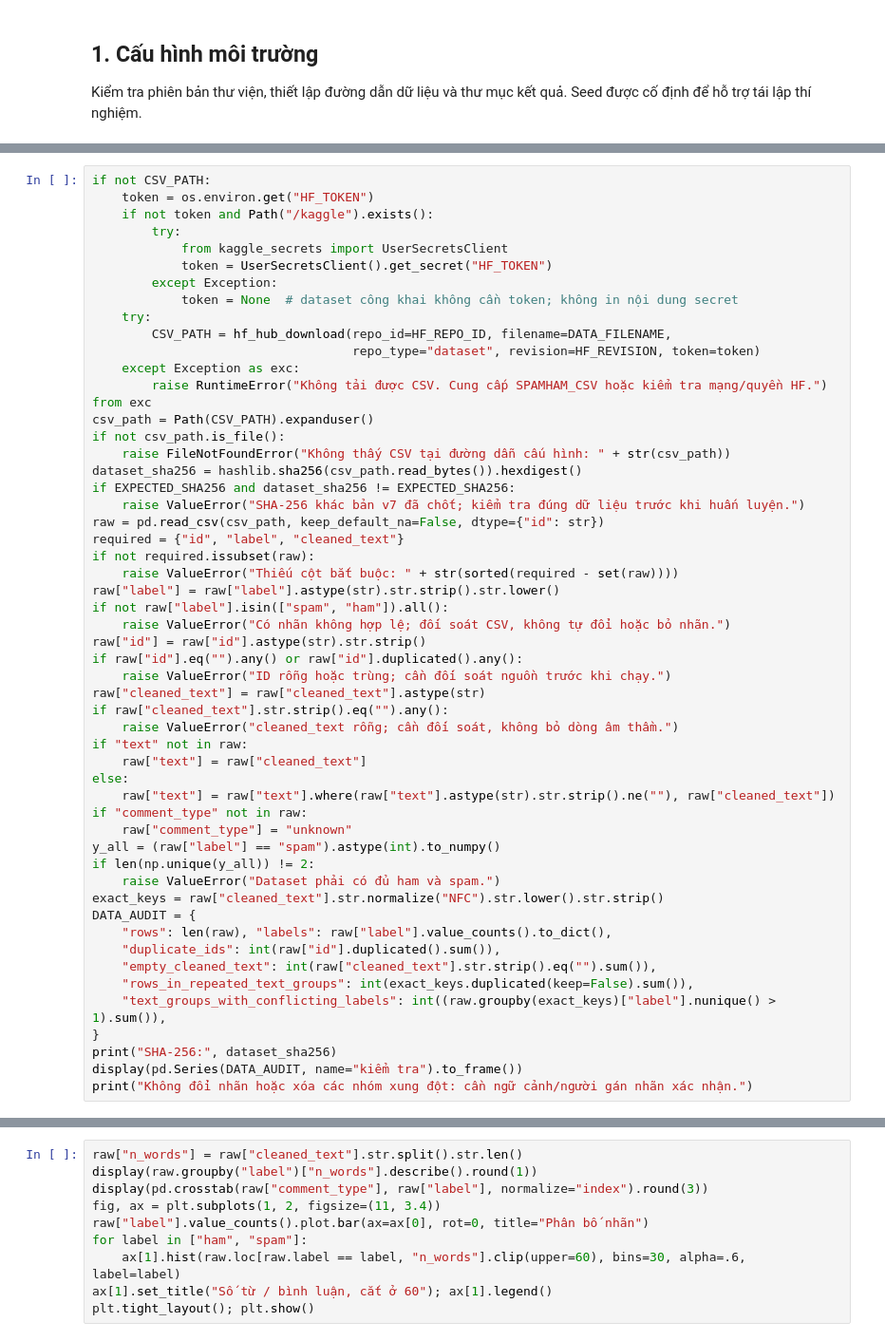
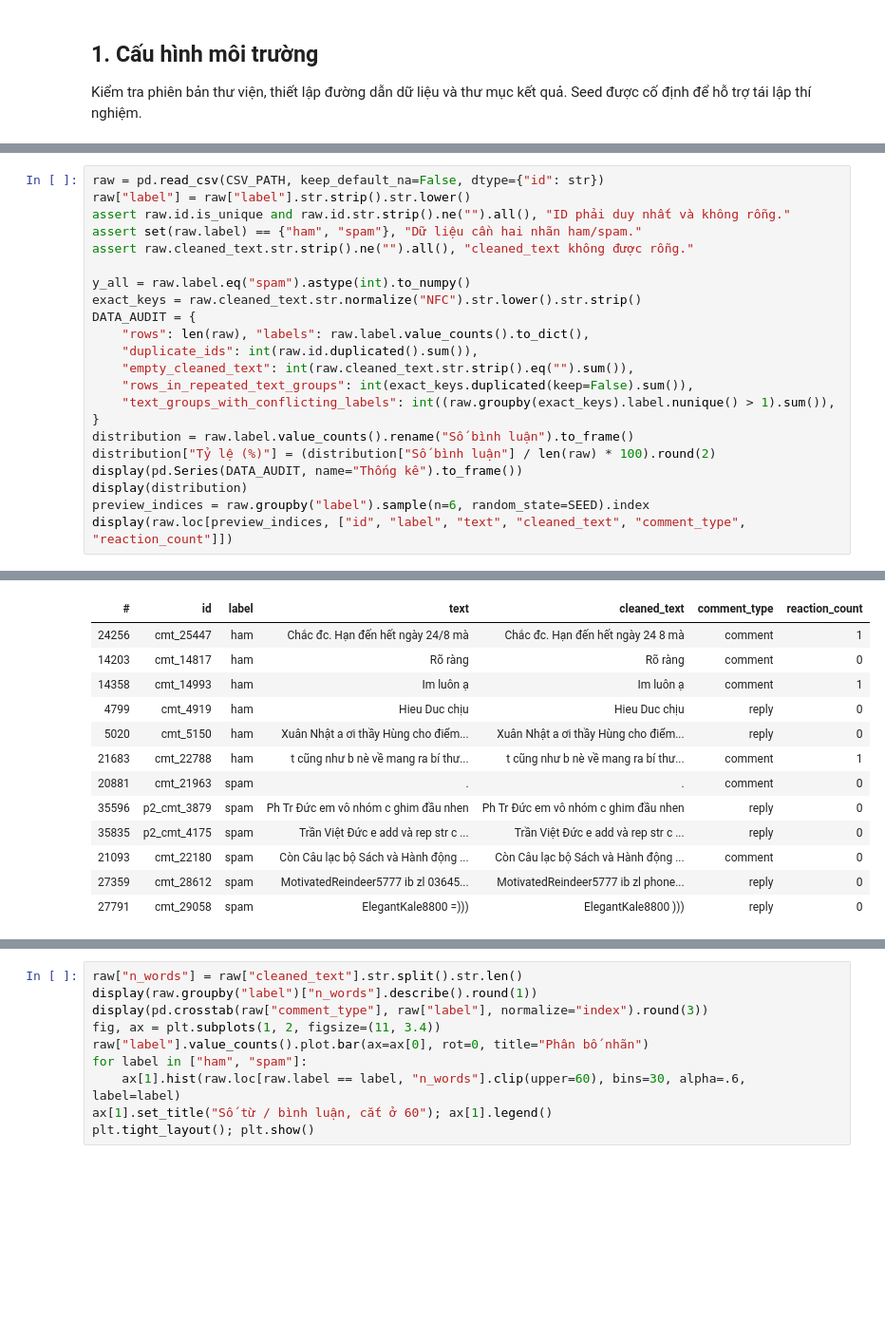
Before and after one commit to P-Bao/ptit-facebook-spam-ham, a Jupyter notebook: notebooks/02_thuc_nghiem_va_demo.ipynb, the cells around one changed output, grey strips where cells are left out. Shown at 95% size. Drawn from its saved outputs; the diff is of its cells as text; blank space fills up the shorter version.

```diff
--- a/notebooks/02_thuc_nghiem_va_demo.ipynb
+++ b/notebooks/02_thuc_nghiem_va_demo.ipynb
@@ -112,54 +98,23 @@ Revision và SHA-256 xác định phiên bản dữ liệu sử dụng trong th
 # %%
-if not CSV_PATH:
-    token = os.environ.get("HF_TOKEN")
-    if not token and Path("/kaggle").exists():
-        try:
-            from kaggle_secrets import UserSecretsClient
-            token = UserSecretsClient().get_secret("HF_TOKEN")
-        except Exception:
-            token = None  # dataset công khai không cần token; không in nội dung secret
-    try:
-        CSV_PATH = hf_hub_download(repo_id=HF_REPO_ID, filename=DATA_FILENAME,
-                                   repo_type="dataset", revision=HF_REVISION, token=token)
-    except Exception as exc:
-        raise RuntimeError("Không tải được CSV. Cung cấp SPAMHAM_CSV hoặc kiểm tra mạng/quyền HF.") from exc
-csv_path = Path(CSV_PATH).expanduser()
-if not csv_path.is_file():
-    raise FileNotFoundError("Không thấy CSV tại đường dẫn cấu hình: " + str(csv_path))
-dataset_sha256 = hashlib.sha256(csv_path.read_bytes()).hexdigest()
-if EXPECTED_SHA256 and dataset_sha256 != EXPECTED_SHA256:
-    raise ValueError("SHA-256 khác bản v7 đã chốt; kiểm tra đúng dữ liệu trước khi huấn luyện.")
-raw = pd.read_csv(csv_path, keep_default_na=False, dtype={"id": str})
-required = {"id", "label", "cleaned_text"}
-if not required.issubset(raw):
-    raise ValueError("Thiếu cột bắt buộc: " + str(sorted(required - set(raw))))
-raw["label"] = raw["label"].astype(str).str.strip().str.lower()
-if not raw["label"].isin(["spam", "ham"]).all():
-    raise ValueError("Có nhãn không hợp lệ; đối soát CSV, không tự đổi hoặc bỏ nhãn.")
-raw["id"] = raw["id"].astype(str).str.strip()
-if raw["id"].eq("").any() or raw["id"].duplicated().any():
-    raise ValueError("ID rỗng hoặc trùng; cần đối soát nguồn trước khi chạy.")
-raw["cleaned_text"] = raw["cleaned_text"].astype(str)
-if raw["cleaned_text"].str.strip().eq("").any():
-    raise ValueError("cleaned_text rỗng; cần đối soát, không bỏ dòng âm thầm.")
-if "text" not in raw:
-    raw["text"] = raw["cleaned_text"]
-else:
-    raw["text"] = raw["text"].where(raw["text"].astype(str).str.strip().ne(""), raw["cleaned_text"])
-if "comment_type" not in raw:
-    raw["comment_type"] = "unknown"
-y_all = (raw["label"] == "spam").astype(int).to_numpy()
-if len(np.unique(y_all)) != 2:
-    raise ValueError("Dataset phải có đủ ham và spam.")
-exact_keys = raw["cleaned_text"].str.normalize("NFC").str.lower().str.strip()
+raw = pd.read_csv(CSV_PATH, keep_default_na=False, dtype={"id": str})
+raw["label"] = raw["label"].str.strip().str.lower()
+assert raw.id.is_unique and raw.id.str.strip().ne("").all(), "ID phải duy nhất và không rỗng."
+assert set(raw.label) == {"ham", "spam"}, "Dữ liệu cần hai nhãn ham/spam."
+assert raw.cleaned_text.str.strip().ne("").all(), "cleaned_text không được rỗng."
+
+y_all = raw.label.eq("spam").astype(int).to_numpy()
+exact_keys = raw.cleaned_text.str.normalize("NFC").str.lower().str.strip()
 DATA_AUDIT = {
-    "rows": len(raw), "labels": raw["label"].value_counts().to_dict(),
-    "duplicate_ids": int(raw["id"].duplicated().sum()),
-    "empty_cleaned_text": int(raw["cleaned_text"].str.strip().eq("").sum()),
+    "rows": len(raw), "labels": raw.label.value_counts().to_dict(),
+    "duplicate_ids": int(raw.id.duplicated().sum()),
+    "empty_cleaned_text": int(raw.cleaned_text.str.strip().eq("").sum()),
     "rows_in_repeated_text_groups": int(exact_keys.duplicated(keep=False).sum()),
-    "text_groups_with_conflicting_labels": int((raw.groupby(exact_keys)["label"].nunique() > 1).sum()),
+    "text_groups_with_conflicting_labels": int((raw.groupby(exact_keys).label.nunique() > 1).sum()),
 }
-print("SHA-256:", dataset_sha256)
-display(pd.Series(DATA_AUDIT, name="kiểm tra").to_frame())
-print("Không đổi nhãn hoặc xóa các nhóm xung đột: cần ngữ cảnh/người gán nhãn xác nhận.")
+distribution = raw.label.value_counts().rename("Số bình luận").to_frame()
+distribution["Tỷ lệ (%)"] = (distribution["Số bình luận"] / len(raw) * 100).round(2)
+display(pd.Series(DATA_AUDIT, name="Thống kê").to_frame())
+display(distribution)
+preview_indices = raw.groupby("label").sample(n=6, random_state=SEED).index
+display(raw.loc[preview_indices, ["id", "label", "text", "cleaned_text", "comment_type", "reaction_count"]])
 # %% [output]
@@ -174,0 +133,13 @@ Hiển thị 6/6 dòng · 1 cột
+| # | id | label | text | cleaned_text | comment_type | reaction_count |
+| 24256 | cmt_25447 | ham | Chắc đc. Hạn đến hết ngày 24/8 mà | Chắc đc. Hạn đến hết ngày 24 8 mà | comment | 1 |
+| 14203 | cmt_14817 | ham | Rõ ràng | Rõ ràng | comment | 0 |
+| 14358 | cmt_14993 | ham | Im luôn ạ | Im luôn ạ | comment | 1 |
+| 4799 | cmt_4919 | ham | Hieu Duc chịu | Hieu Duc chịu | reply | 0 |
+| 5020 | cmt_5150 | ham | Xuân Nhật a ơi thầy Hùng cho điểm... | Xuân Nhật a ơi thầy Hùng cho điểm... | reply | 0 |
+| 21683 | cmt_22788 | ham | t cũng như b nè về mang ra bí thư... | t cũng như b nè về mang ra bí thư... | comment | 1 |
+| 20881 | cmt_21963 | spam | . | . | comment | 0 |
+| 35596 | p2_cmt_3879 | spam | Ph Tr Đức em vô nhóm c ghim đầu nhen | Ph Tr Đức em vô nhóm c ghim đầu nhen | reply | 0 |
+| 35835 | p2_cmt_4175 | spam | Trần Việt Đức e add và rep str c ... | Trần Việt Đức e add và rep str c ... | reply | 0 |
+| 21093 | cmt_22180 | spam | Còn Câu lạc bộ Sách và Hành động ... | Còn Câu lạc bộ Sách và Hành động ... | comment | 0 |
+| 27359 | cmt_28612 | spam | MotivatedReindeer5777 ib zl 03645... | MotivatedReindeer5777 ib zl phone... | reply | 0 |
+| 27791 | cmt_29058 | spam | ElegantKale8800 =))) | ElegantKale8800 ))) | reply | 0 |
```
Also changed, not shown: parts of 11 cells of this notebook, 39 other files.
